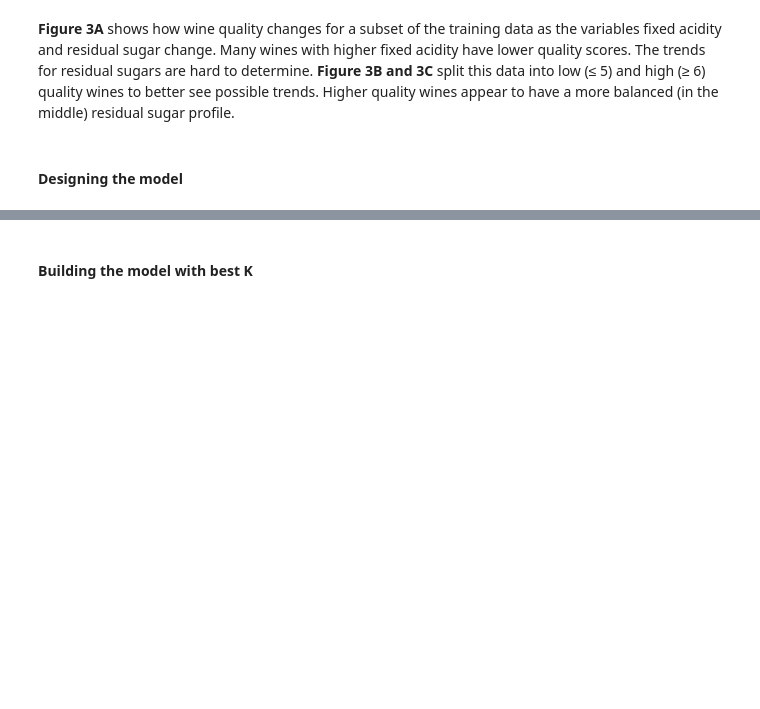
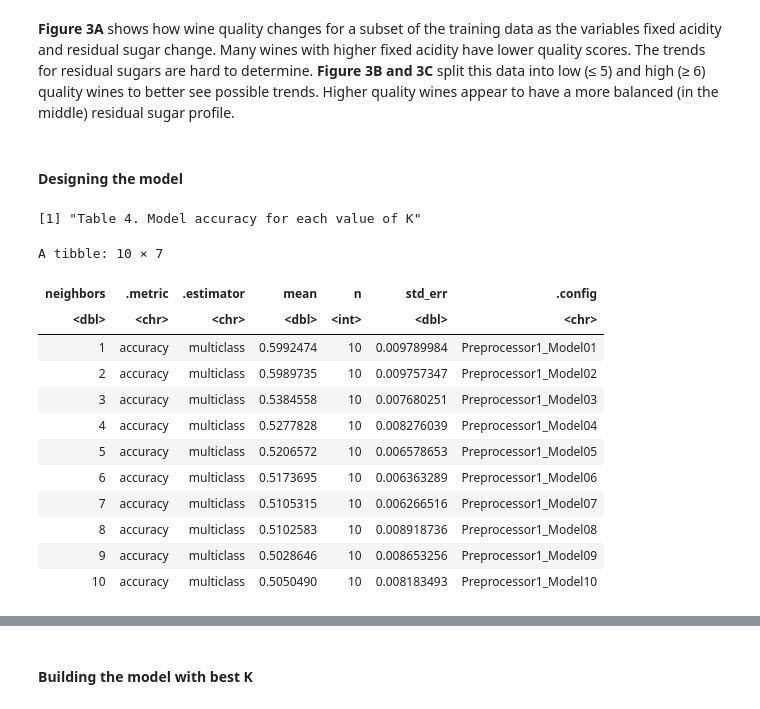
Before and after one commit to rileywheadon/dsci100-project-proposal, a Jupyter notebook: project_final_report.ipynb, the cells around one changed output, grey strips where cells are left out. Cells and saved outputs as stored; diff of their text form; code cells hidden in the pictures; blank space fills up the shorter version.

```diff
--- a/project_final_report.ipynb
+++ b/project_final_report.ipynb
@@ -210,21 +230,39 @@ Warning message:
 # %%
 set.seed(1234)
 
 wine_vfold <- vfold_cv(wine_training, v = 10, strata = quality)
 
 wine_recipe <- recipe(quality ~ fixed.acidity + citric.acid + residual.sugar + pH + alcohol, data = wine_training) |>
     step_scale(all_predictors()) |>
     step_center(all_predictors())
 
 knn_spec <- nearest_neighbor(weight_func = "rectangular", neighbors = tune()) |>
     set_engine("kknn") |>
     set_mode("classification")
 
 grid_vals <- tibble(neighbors = seq(from=1, to=10, by=1))
 
 knn_results <- workflow() |>
     add_recipe(wine_recipe) |>
     add_model(knn_spec) |>
     tune_grid(resamples = wine_vfold, grid = grid_vals) |>
     collect_metrics() |>
     filter(.metric == "accuracy")
+
+"Table 4. Model accuracy for each value of K"
+knn_results
+# %% [output]
+[1] "Table 4. Model accuracy for each value of K"
+A tibble: 10 × 7
+| neighbors | .metric | .estimator | mean | n | std_err | .config |
+| <dbl> | <chr> | <chr> | <dbl> | <int> | <dbl> | <chr> |
+| 1 | accuracy | multiclass | 0.5992474 | 10 | 0.009789984 | Preprocessor1_Model01 |
+| 2 | accuracy | multiclass | 0.5989735 | 10 | 0.009757347 | Preprocessor1_Model02 |
+| 3 | accuracy | multiclass | 0.5384558 | 10 | 0.007680251 | Preprocessor1_Model03 |
+| 4 | accuracy | multiclass | 0.5277828 | 10 | 0.008276039 | Preprocessor1_Model04 |
+| 5 | accuracy | multiclass | 0.5206572 | 10 | 0.006578653 | Preprocessor1_Model05 |
+| 6 | accuracy | multiclass | 0.5173695 | 10 | 0.006363289 | Preprocessor1_Model06 |
+| 7 | accuracy | multiclass | 0.5105315 | 10 | 0.006266516 | Preprocessor1_Model07 |
+| 8 | accuracy | multiclass | 0.5102583 | 10 | 0.008918736 | Preprocessor1_Model08 |
+| 9 | accuracy | multiclass | 0.5028646 | 10 | 0.008653256 | Preprocessor1_Model09 |
+| 10 | accuracy | multiclass | 0.5050490 | 10 | 0.008183493 | Preprocessor1_Model10 |
```
Also changed, not shown: parts of 15 cells of this notebook.
